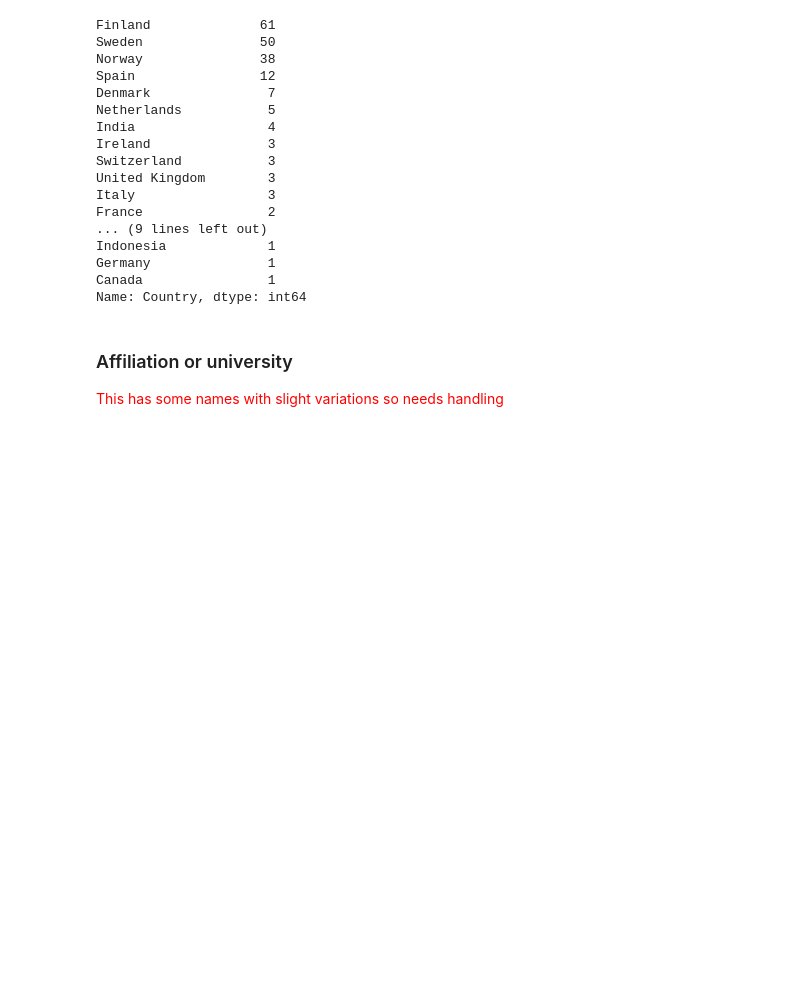
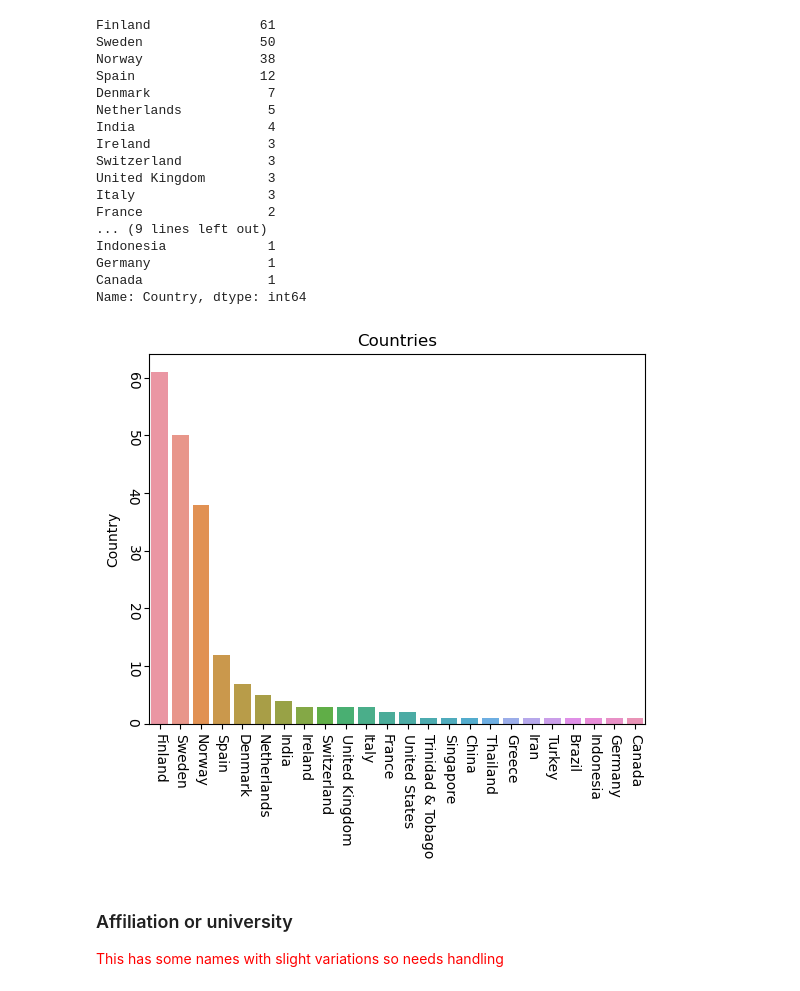
Before and after one commit to coderefinery/workshop-stats, a Jupyter notebook: ExploratoryDA.ipynb, the cells around one changed output. Cells and saved outputs as stored; diff of their text form; code cells hidden in the pictures; blank space fills up the shorter version.

Commit message:
Started plotting

```diff
--- a/ExploratoryDA.ipynb
+++ b/ExploratoryDA.ipynb
@@ -49,7 +50,7 @@ individualDF.head(2)
 # %% [markdown]
 <font color=#330099>Count some values</font>
 # %%
-countCoutries = individualDF["Country"].value_counts()
+countCountries = individualDF["Country"].value_counts()
 countOrganisations = individualDF["Affiliation or university"].value_counts()
 countAcademic = individualDF["Academic discipline"].value_counts()
 countCareer = individualDF["Career stage / position"].value_counts()
@@ -81,6 +82,15 @@ Indonesia             1
 Germany               1
 Canada                1
 Name: Country, dtype: int64
+# %%
+countCountries_DF = countCountries.reset_index()
+# %%
+ax = sns.barplot(x=countCountries_DF.index, y=countCountries_DF.Country, data=countCountries_DF)
+ax.set(title="Countries")
+ax.set_xticklabels(countCountries.index)
+ax.tick_params(labelrotation = 270)
+# %% [output]
+[figure, added]
 # %% [markdown]
 ### Affiliation or university
 
```
Also changed, not shown: parts of 9 cells of this notebook.
